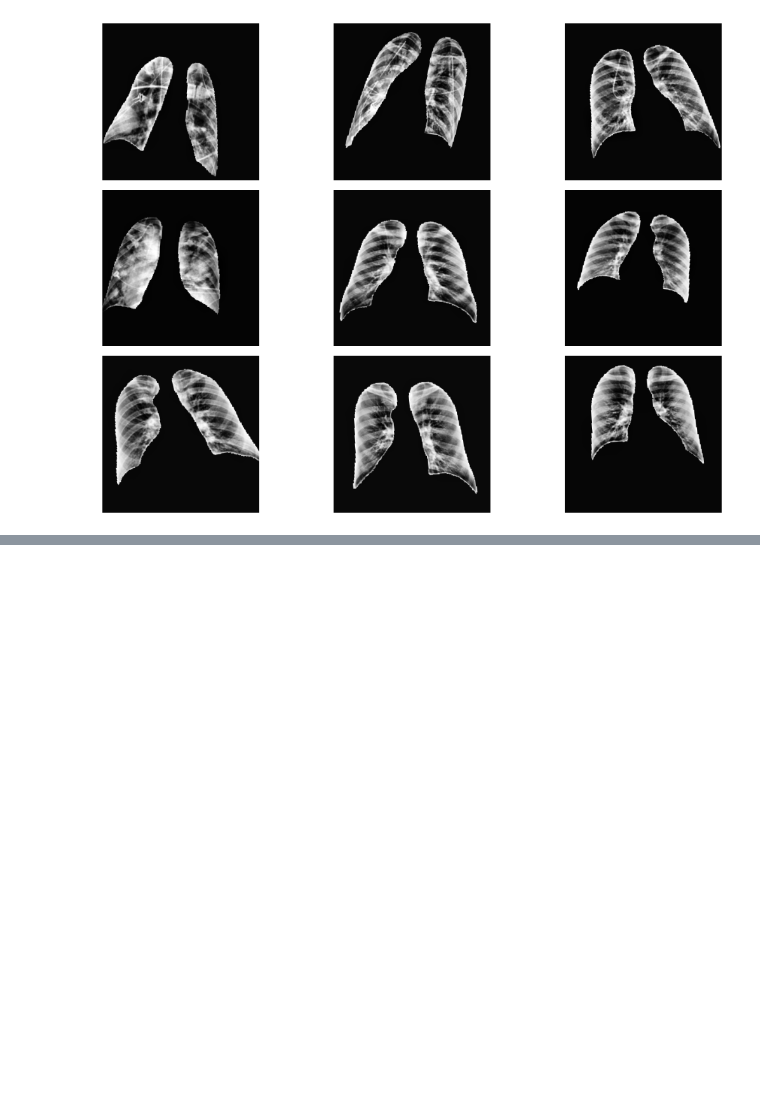
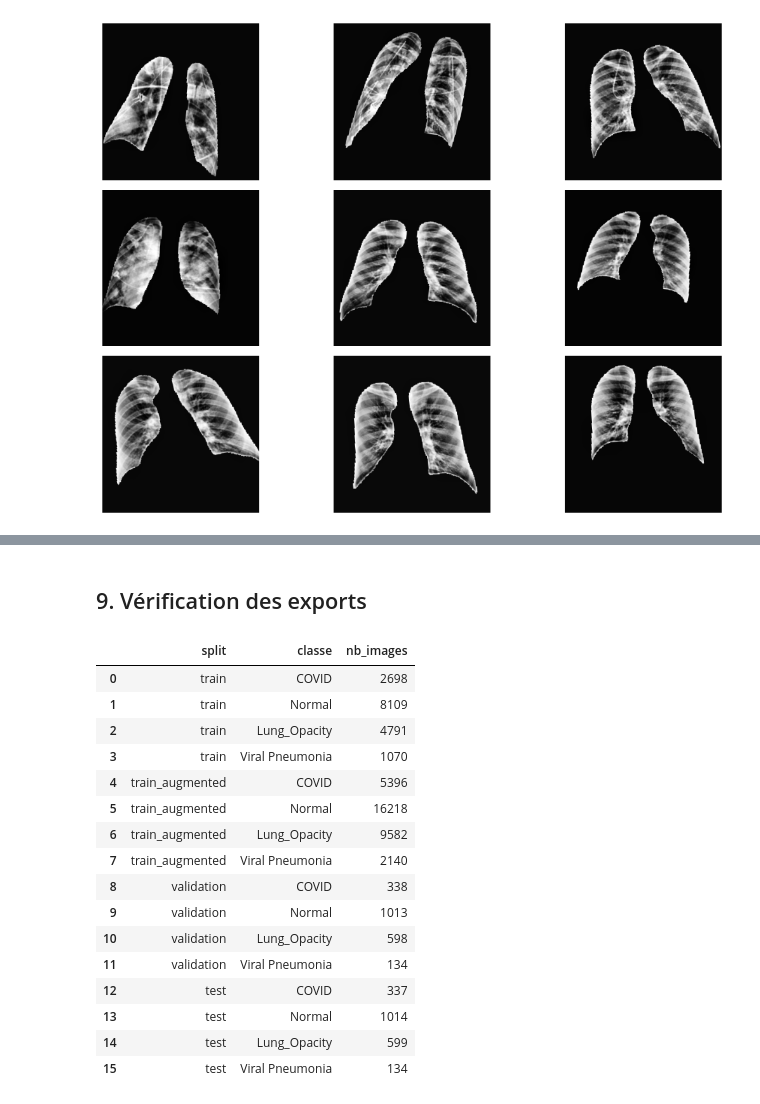
Before and after one commit to cyrilmarat/Liora_Covid, a Jupyter notebook: notebooks/Preprocessing/Pipeline_preprocessing.ipynb, the cells around one changed output, grey strips where cells are left out. Cells and saved outputs as stored; diff of their text form; code cells hidden in the pictures; blank space fills up the shorter version.

Commit message:
Modification preprocessing avec export de Train Validation et Test. Modification pipeline export CSV pour avoir les 3 fichiers Train Validation et Test. Compléments statistiques sur CSV

```diff
--- a/notebooks/Preprocessing/Pipeline preprocessing.ipynb
+++ b/notebooks/Preprocessing/Pipeline_preprocessing.ipynb
@@ -540,0 +594,12 @@ plt.show()
+# %%
+# Générateur dédié à l'export des images augmentées
+export_generator = train_datagen.flow_from_dataframe(
+    dataframe=train_df,
+    x_col="filepath",
+    y_col="class",
+    target_size=IMAGE_SIZE,
+    color_mode="grayscale",
+    class_mode="categorical",
+    batch_size=1,
+    shuffle=False
+)
@@ -540,0 +638,45 @@ plt.show()
+# %% [markdown]
+## 9. Vérification des exports
+# %%
+def compter_split(split_output_path):
+
+    lignes = []
+
+    for split_name in ["train", "train_augmented", "validation", "test"]:
+
+        split_dir = split_output_path / split_name
+
+        for classe in classes:
+
+            classe_dir = split_dir / classe
+
+            nb_images = len(list(classe_dir.glob("*.png"))) if classe_dir.exists() else 0
+
+            lignes.append({
+                "split": split_name,
+                "classe": classe,
+                "nb_images": nb_images
+            })
+
+    return pd.DataFrame(lignes)
+
+
+display(compter_split(split_output_path))
+# %% [output]
+|  | split | classe | nb_images |
+| 0 | train | COVID | 2698 |
+| 1 | train | Normal | 8109 |
+| 2 | train | Lung_Opacity | 4791 |
+| 3 | train | Viral Pneumonia | 1070 |
+| 4 | train_augmented | COVID | 5396 |
+| 5 | train_augmented | Normal | 16218 |
+| 6 | train_augmented | Lung_Opacity | 9582 |
+| 7 | train_augmented | Viral Pneumonia | 2140 |
+| 8 | validation | COVID | 338 |
+| 9 | validation | Normal | 1013 |
+| 10 | validation | Lung_Opacity | 598 |
+| 11 | validation | Viral Pneumonia | 134 |
+| 12 | test | COVID | 337 |
+| 13 | test | Normal | 1014 |
+| 14 | test | Lung_Opacity | 599 |
+| 15 | test | Viral Pneumonia | 134 |
```
Also changed, not shown: parts of 9 cells of this notebook, 2 other files.
